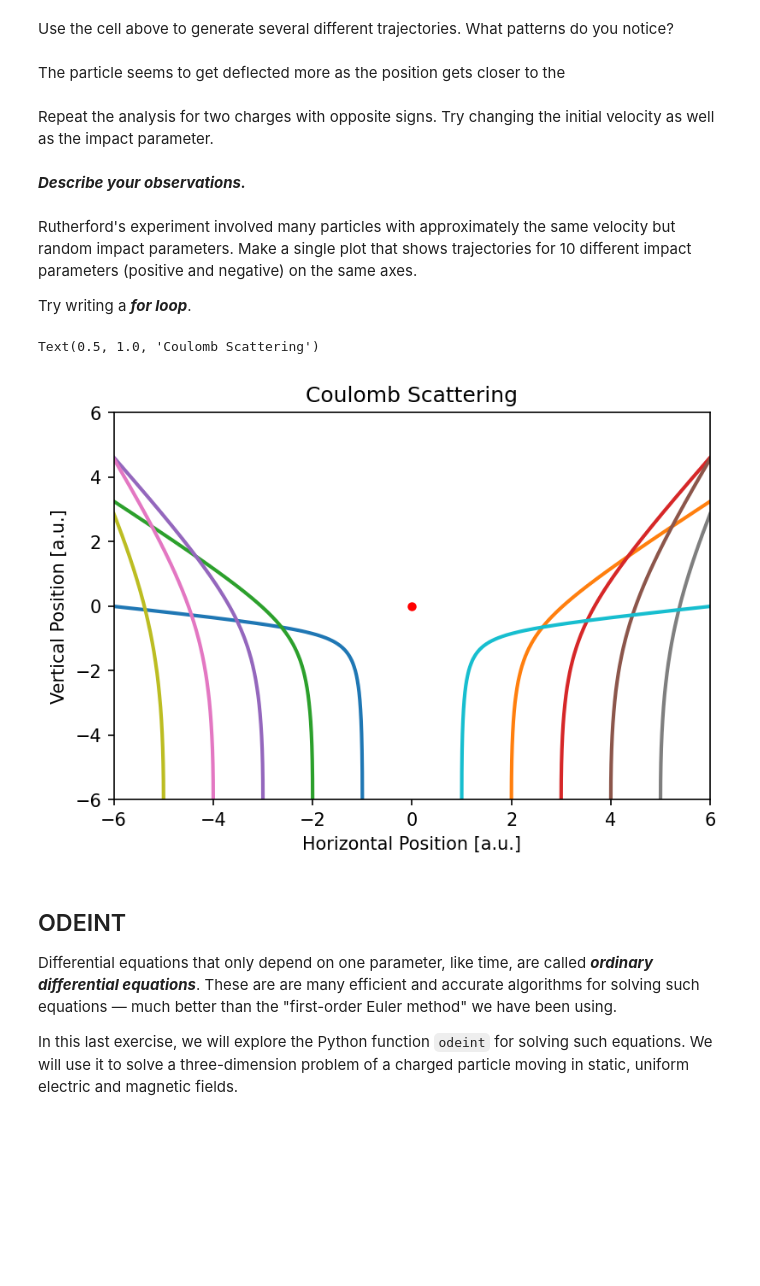
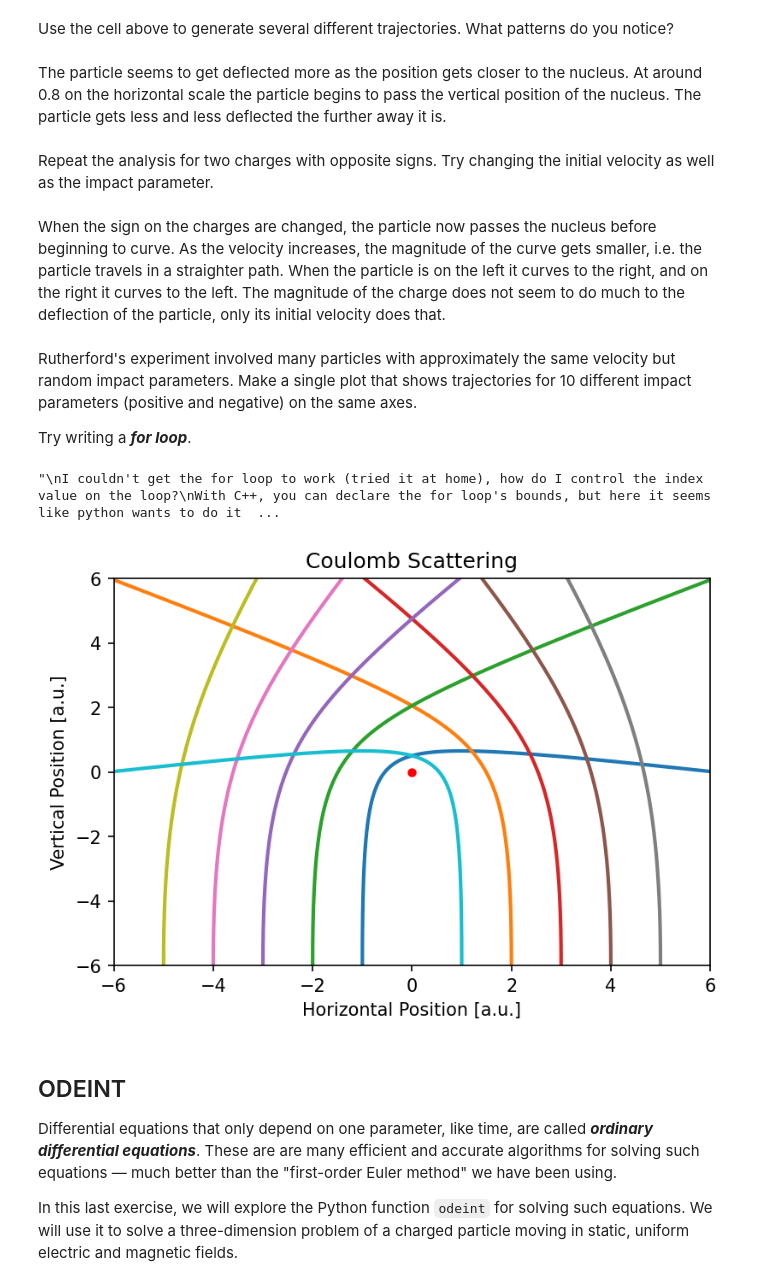
Before and after one commit to dr-kinder/electrodynamics, a Jupyter notebook: week-03/05-equations-of-motion.ipynb, the cells around one changed output. Saved outputs shown, nothing was run; the diff lists cells and outputs as text; code cells hidden in the pictures; blank space fills up the shorter version.

```diff
--- a/week-03/05-equations-of-motion.ipynb
+++ b/week-03/05-equations-of-motion.ipynb
@@ -227,11 +227,11 @@ Text(0.5, 1.0, 'Coulomb Scattering')
 # %% [markdown]
 Use the cell above to generate several different trajectories.  What patterns do you notice?
 # %% [markdown]
-The particle seems to get deflected more as the position gets closer to the
+The particle seems to get deflected more as the position gets closer to the nucleus. At around 0.8 on the horizontal scale the particle begins to pass the vertical position of the nucleus. The particle gets less and less deflected the further away it is.
 # %% [markdown]
 Repeat the analysis for two charges with opposite signs.  Try changing the initial velocity as well as the impact parameter.
 # %% [markdown]
-***Describe your observations.***
+When the sign on the charges are changed, the particle now passes the nucleus before beginning to curve. As the velocity increases, the magnitude of the curve gets smaller, i.e. the particle travels in a straighter path. When the particle is on the left it curves to the right, and on the right it curves to the left. The magnitude of the charge does not seem to do much to the deflection of the particle, only its initial velocity does that.
 # %% [markdown]
 Rutherford's experiment involved many particles with approximately the same velocity but random impact parameters.  Make a single plot that shows trajectories for 10 different impact parameters (positive and negative) on the same axes.
 
@@ -239,7 +239,7 @@ Try writing a ***for loop***.
 # %%
 # Generate a trajectories for repulsive interaction.
 v0 = 1.0
-q  = +1
+q  = -1
 Q  = +1
 L  = 6
 
@@ -252,35 +252,42 @@ plt.figure(dpi=150)
 x1, y1, t = get_trajectory(b[1], v0, q, Q, L)
 x2, y2, t = get_trajectory(b[2], v0, q, Q, L)
 x3, y3, t = get_trajectory(b[3], v0, q, Q, L)
 x4, y4, t = get_trajectory(b[4], v0, q, Q, L)
 x5, y5, t = get_trajectory(b[5], v0, q, Q, L)
 x6, y6, t = get_trajectory(b[6], v0, q, Q, L)
 x7, y7, t = get_trajectory(b[7], v0, q, Q, L)
 x8, y8, t = get_trajectory(b[8], v0, q, Q, L)
 x9, y9, t = get_trajectory(b[9], v0, q, Q, L)
 x10, y10, t = get_trajectory(b[0], v0, q, Q, L)
 
 # Plot it.
 plt.plot(x1,y1, lw=2)
 plt.plot(x2,y2, lw=2)
 plt.plot(x3,y3, lw=2)
 plt.plot(x4,y4, lw=2)
 plt.plot(x5,y5, lw=2)
 plt.plot(x6,y6, lw=2)
 plt.plot(x7,y7, lw=2)
 plt.plot(x8,y8, lw=2)
 plt.plot(x9,y9, lw=2)
 plt.plot(x10,y10, lw=2)
 
 # Add labels and title.
 plt.plot(0,0,'ro', ms=4)
 plt.axis([-L,L,-L,L])
 plt.xlabel('Horizontal Position [a.u.]')
 plt.ylabel('Vertical Position [a.u.]')
 plt.title('Coulomb Scattering')
+
+"""
+I couldn't get the for loop to work (tried it at home), how do I control the index value on the loop?
+With C++, you can declare the for loop's bounds, but here it seems like python wants to do it for you?
+I really don't get how it works, so I plugged in what I do know above and got it to show. Will continue
+to work on it!
+"""
 # %% [output]
-Text(0.5, 1.0, 'Coulomb Scattering')
+"\nI couldn't get the for loop to work (tried it at home), how do I control the index value on the loop?\nWith C++, you can declare the for loop's bounds, but here it seems like python wants to do it  ...
-[figure, old version]
+[figure, new version]
 # %% [markdown]
 ## ODEINT
 
```
Also changed, not shown: parts of 9 cells of this notebook.
